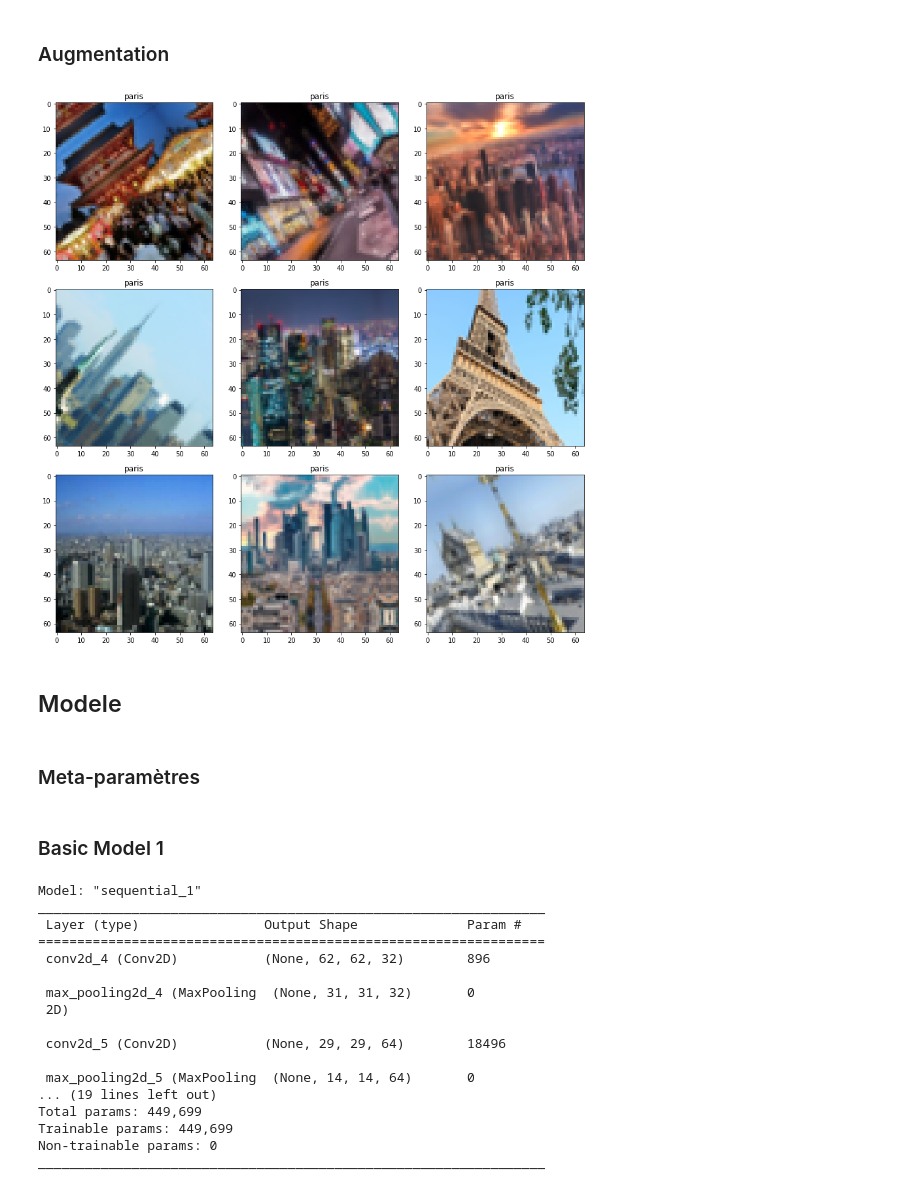
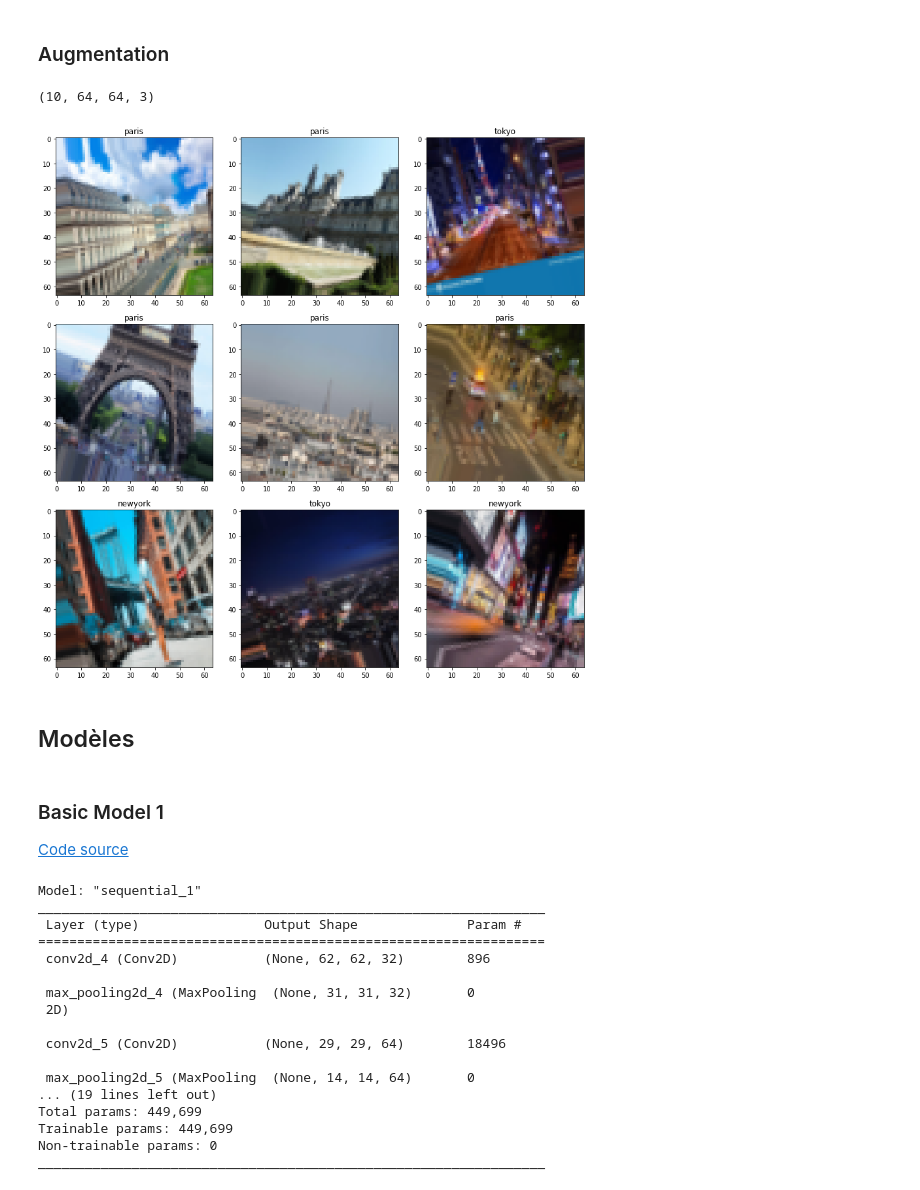
Before and after one commit to TCD32/Projet-CapitalsLearning, a Jupyter notebook: src/CapitalsLearning.ipynb, the cells around one changed output. Cells and saved outputs as stored; diff of their text form; code cells hidden in the pictures.

```diff
--- a/src/CapitalsLearning.ipynb
+++ b/src/CapitalsLearning.ipynb
@@ -80,16 +73,27 @@ AUGMENTATIONS_TRAIN = Compose([
-# %%
-train_gen = LSPDSequence(x_train, y_train, BATCH_SIZE, augmentations=AUGMENTATIONS_TRAIN)
-
-batch_x, batch_y = train_gen.__getitem__(0)
-visualize_random_images(batch_x, batch_y, CLASSES)
-# %% [output]
-[figure, removed]
+# %%
+train_augmentation = ImageDataGenerator(
+    rotation_range=20,
+    width_shift_range=0.1,
+    height_shift_range=0.1,
+    shear_range=0.1,
+    zoom_range=0.1,
+    horizontal_flip=True)
+# %%
+%matplotlib inline
+
+generated = train_augmentation.flow(x_train, y_train, batch_size=BATCH_SIZE)
+img, label = generated.next()
+
+visualize_random_images(img, label, CLASSES)
+# %% [output]
+(10, 64, 64, 3)
+[figure, added]
 # %% [markdown]
-## Modele
+## Modèles
-# %% [markdown]
-### Meta-paramètres
 # %% [markdown]
 ### Basic Model 1
+
+[Code source](models/basic_model_1.py)
 # %%
 # Creation du modele
 model = basic_model_1(CLASSES, IMAGE_SIZE)
```
Also changed, not shown: parts of 9 cells of this notebook, 2 other files.
